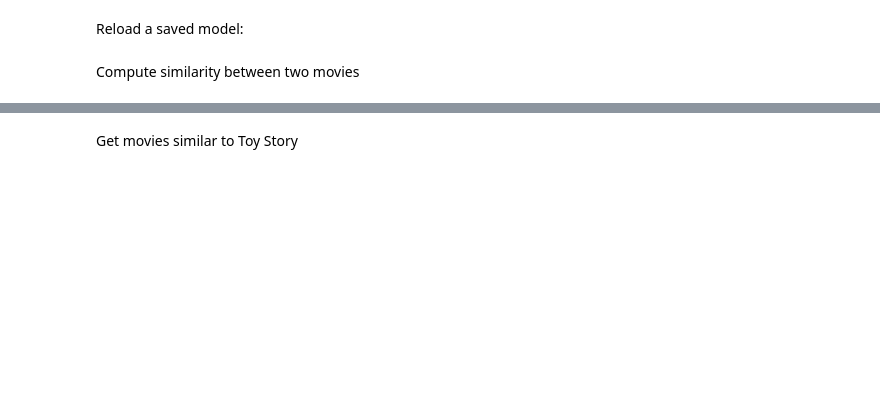
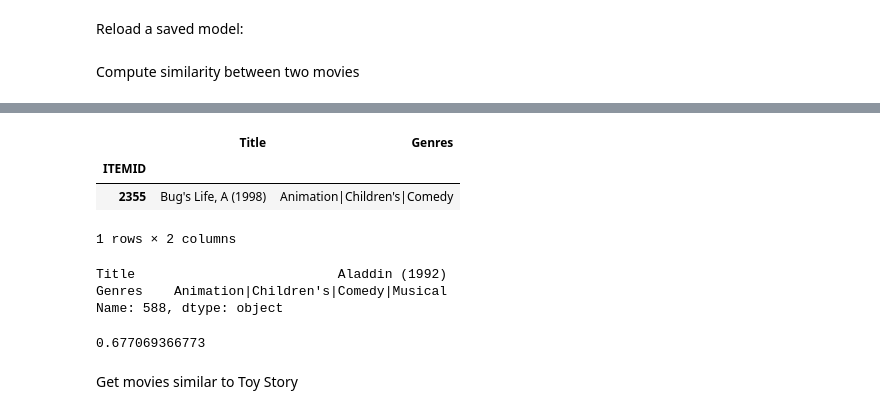
Before and after one commit to saryamane/DAT_SF_5, a Jupyter notebook: iPython notebooks/DAT5-lab11.ipynb, the cells around one changed output, grey strips where cells are left out. Cells and saved outputs as stored; diff of their text form; code cells hidden in the pictures; blank space fills up the shorter version.

```diff
--- a/iPython notebooks/DAT5-lab11.ipynb
+++ b/iPython notebooks/DAT5-lab11.ipynb
@@ -360,2 +423,22 @@ Compute similarity between two movies
+# %%
+movies[movies.Title == "Bug's Life, A (1998)"]
+# %% [output]
+|  | Title | Genres |
+| ITEMID |  |  |
+| 2355 | Bug's Life, A (1998) | Animation|Children's|Comedy |
+1 rows × 2 columns
+# %%
+print movies.ix[588]
+# %% [output]
+Title                          Aladdin (1992)
+Genres    Animation|Children's|Comedy|Musical
+Name: 588, dtype: object
+# %%
+ITEMID1 = 1    # Toy Story (1995)
+ITEMID2 = 2355 # A bug's life (1998)
+print svd2.similarity(ITEMID1, ITEMID2)
+# print svd.similarity(ITEMID1, ITEMID2) to check
+# %% [output]
+0.677069366773
 # %% [markdown]
 Get movies similar to Toy Story
```
Also changed, not shown: parts of 17 cells of this notebook, 15 other files.
